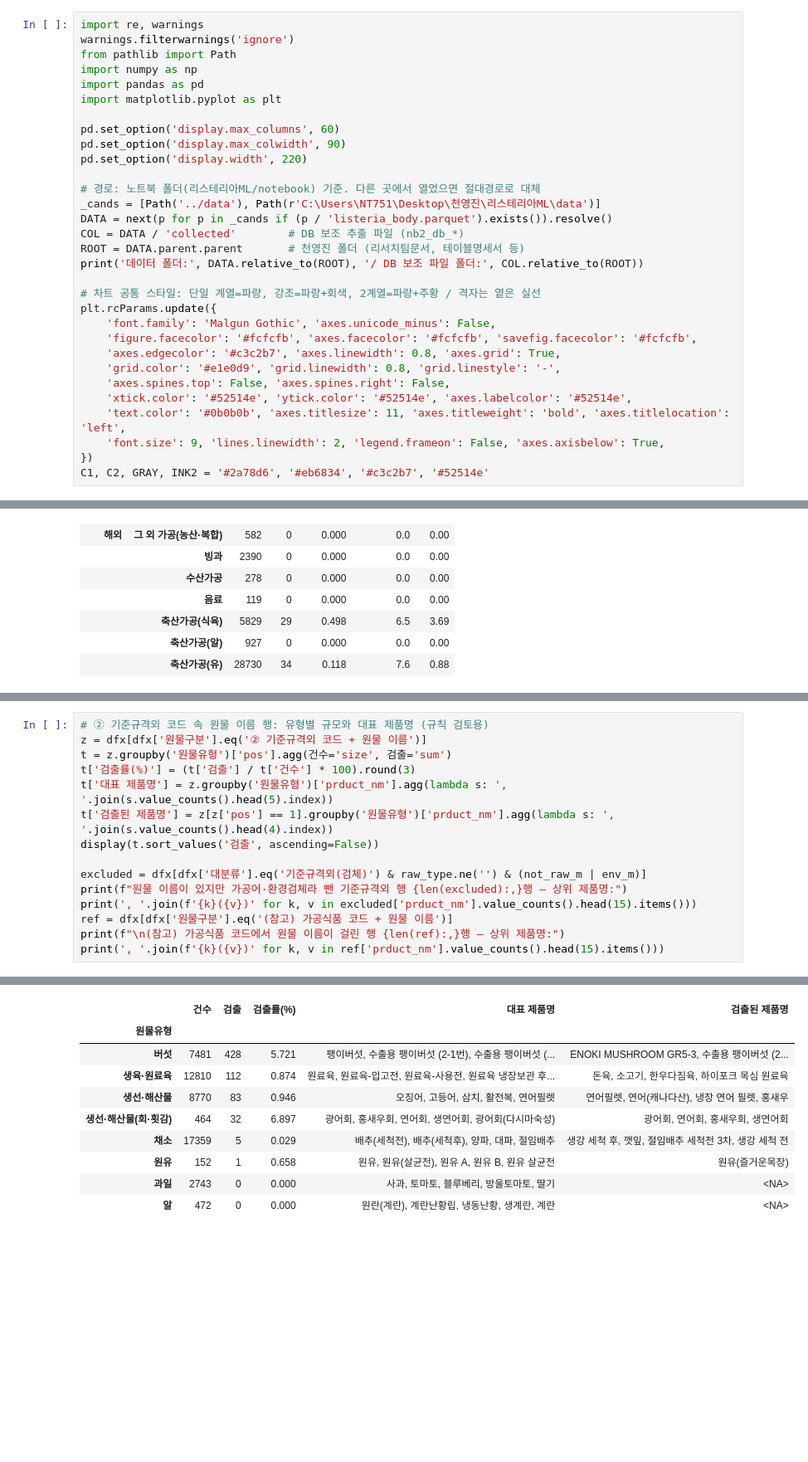
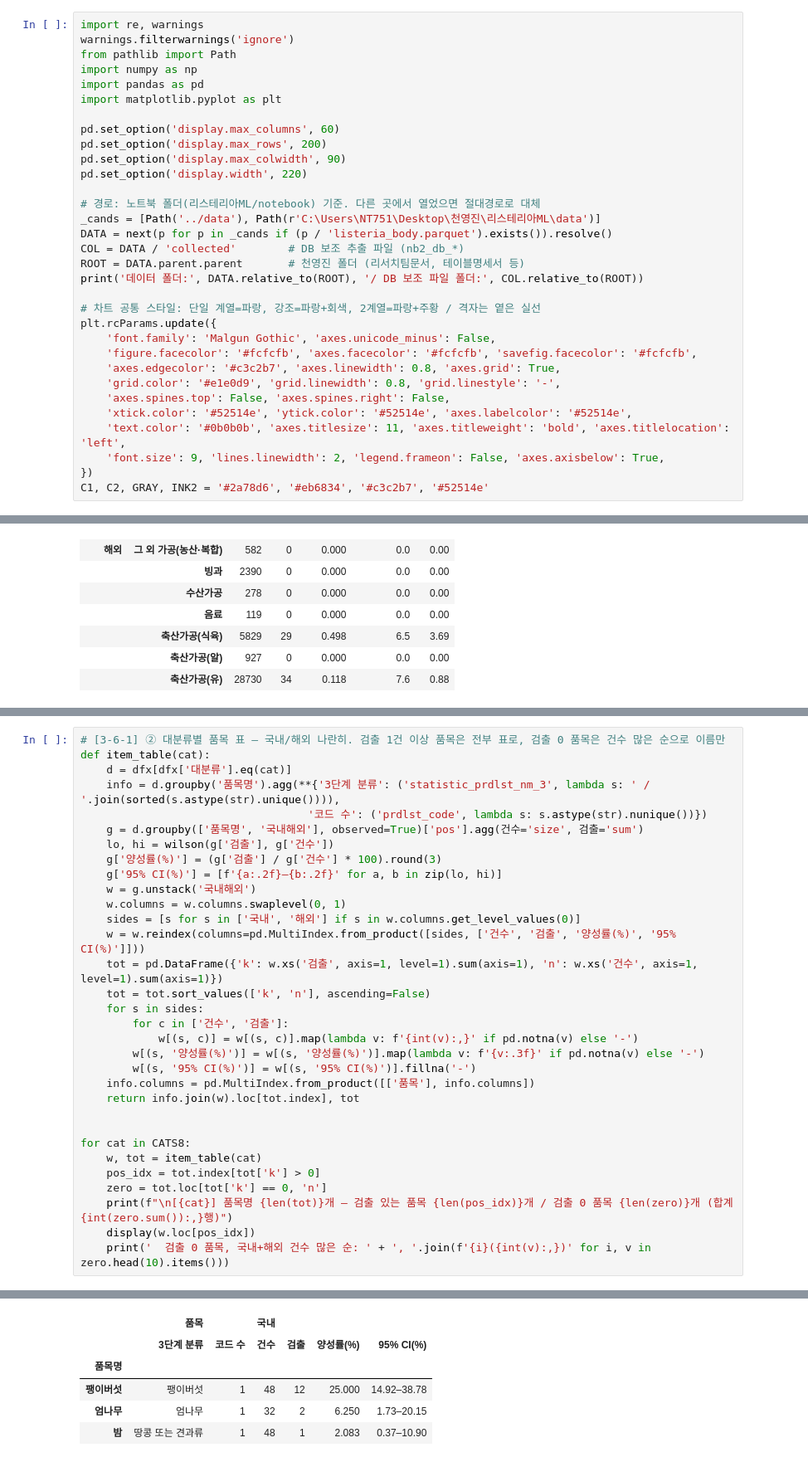
Before and after one commit to cjsdudwls1/listeria2026, a Jupyter notebook: 리스테리아ML/notebook/2.ipynb, the cells around one changed output, grey strips where cells are left out. Shown at 83% size. Drawn from its saved outputs; the diff is of its cells as text; blank space fills up the shorter version.

```diff
--- a/리스테리아ML/notebook/2.ipynb
+++ b/리스테리아ML/notebook/2.ipynb
@@ -115,6 +115,7 @@ import pandas as pd
 import matplotlib.pyplot as plt
 
 pd.set_option('display.max_columns', 60)
+pd.set_option('display.max_rows', 200)
 pd.set_option('display.max_colwidth', 90)
 pd.set_option('display.width', 220)
 
@@ -1422,16 +1432,33 @@ cell.unstack('국내해외').reindex(['① 원물 코드(A·B)', '② 기준규
 # %%
-# ② 기준규격외 코드 속 원물 이름 행: 유형별 규모와 대표 제품명 (규칙 검토용)
-z = dfx[dfx['원물구분'].eq('② 기준규격외 코드 + 원물 이름')]
-t = z.groupby('원물유형')['pos'].agg(건수='size', 검출='sum')
-t['검출률(%)'] = (t['검출'] / t['건수'] * 100).round(3)
-t['대표 제품명'] = z.groupby('원물유형')['prduct_nm'].agg(lambda s: ', '.join(s.value_counts().head(5).index))
-t['검출된 제품명'] = z[z['pos'] == 1].groupby('원물유형')['prduct_nm'].agg(lambda s: ', '.join(s.value_counts().head(4).index))
-display(t.sort_values('검출', ascending=False))
+# [3-6-1] ② 대분류별 품목 표 — 국내/해외 나란히. 검출 1건 이상 품목은 전부 표로, 검출 0 품목은 건수 많은 순으로 이름만
+def item_table(cat):
+    d = dfx[dfx['대분류'].eq(cat)]
+    info = d.groupby('품목명').agg(**{'3단계 분류': ('statistic_prdlst_nm_3', lambda s: ' / '.join(sorted(s.astype(str).unique()))),
+                                   '코드 수': ('prdlst_code', lambda s: s.astype(str).nunique())})
+    g = d.groupby(['품목명', '국내해외'], observed=True)['pos'].agg(건수='size', 검출='sum')
+    lo, hi = wilson(g['검출'], g['건수'])
+    g['양성률(%)'] = (g['검출'] / g['건수'] * 100).round(3)
+    g['95% CI(%)'] = [f'{a:.2f}–{b:.2f}' for a, b in zip(lo, hi)]
+    w = g.unstack('국내해외')
+    w.columns = w.columns.swaplevel(0, 1)
+    sides = [s for s in ['국내', '해외'] if s in w.columns.get_level_values(0)]
+    w = w.reindex(columns=pd.MultiIndex.from_product([sides, ['건수', '검출', '양성률(%)', '95% CI(%)']]))
+    tot = pd.DataFrame({'k': w.xs('검출', axis=1, level=1).sum(axis=1), 'n': w.xs('건수', axis=1, level=1).sum(axis=1)})
+    tot = tot.sort_values(['k', 'n'], ascending=False)
+    for s in sides:
+        for c in ['건수', '검출']:
+            w[(s, c)] = w[(s, c)].map(lambda v: f'{int(v):,}' if pd.notna(v) else '-')
+        w[(s, '양성률(%)')] = w[(s, '양성률(%)')].map(lambda v: f'{v:.3f}' if pd.notna(v) else '-')
+        w[(s, '95% CI(%)')] = w[(s, '95% CI(%)')].fillna('-')
+    info.columns = pd.MultiIndex.from_product([['품목'], info.columns])
+    return info.join(w).loc[tot.index], tot
 
-excluded = dfx[dfx['대분류'].eq('기준규격외(검체)') & raw_type.ne('') & (not_raw_m | env_m)]
-print(f"원물 이름이 있지만 가공어·환경검체라 뺀 기준규격외 행 {len(excluded):,}행 — 상위 제품명:")
-print(', '.join(f'{k}({v})' for k, v in excluded['prduct_nm'].value_counts().head(15).items()))
-ref = dfx[dfx['원물구분'].eq('(참고) 가공식품 코드 + 원물 이름')]
-print(f"\n(참고) 가공식품 코드에서 원물 이름이 걸린 행 {len(ref):,}행 — 상위 제품명:")
-print(', '.join(f'{k}({v})' for k, v in ref['prduct_nm'].value_counts().head(15).items()))
+
+for cat in CATS8:
+    w, tot = item_table(cat)
+    pos_idx = tot.index[tot['k'] > 0]
+    zero = tot.loc[tot['k'] == 0, 'n']
+    print(f"\n[{cat}] 품목명 {len(tot)}개 — 검출 있는 품목 {len(pos_idx)}개 / 검출 0 품목 {len(zero)}개 (합계 {int(zero.sum()):,}행)")
+    display(w.loc[pos_idx])
+    print('  검출 0 품목, 국내+해외 건수 많은 순: ' + ', '.join(f'{i}({int(v):,})' for i, v in zero.head(10).items()))
 # %% [output]
@@ -1438,10 +1466,6 @@ print(', '.join(f'{k}({v})' for k, v in ref['prduct_nm'].value_counts().head(15)
-|  | 건수 | 검출 | 검출률(%) | 대표 제품명 | 검출된 제품명 |
-| 원물유형 |  |  |  |  |  |
-| 버섯 | 7481 | 428 | 5.721 | 팽이버섯, 수출용 팽이버섯 (2-1번), 수출용 팽이버섯 (... | ENOKI MUSHROOM GR5-3, 수출용 팽이버섯 (2... |
-| 생육·원료육 | 12810 | 112 | 0.874 | 원료육, 원료육-입고전, 원료육-사용전, 원료육 냉장보관 후... | 돈육, 소고기, 한우다짐육, 하이포크 목심 원료육 |
-| 생선·해산물 | 8770 | 83 | 0.946 | 오징어, 고등어, 삼치, 활전복, 연어필렛 | 연어필렛, 연어(캐나다산), 냉장 연어 필렛, 홍새우 |
-| 생선·해산물(회·횟감) | 464 | 32 | 6.897 | 광어회, 홍새우회, 연어회, 생연어회, 광어회(다시마숙성) | 광어회, 연어회, 홍새우회, 생연어회 |
-| 채소 | 17359 | 5 | 0.029 | 배추(세척전), 배추(세척후), 양파, 대파, 절임배추 | 생강 세척 후, 깻잎, 절임배추 세척전 3차, 생강 세척 전 |
-| 원유 | 152 | 1 | 0.658 | 원유, 원유(살균전), 원유 A, 원유 B, 원유 살균전 | 원유(즐거운목장) |
-| 과일 | 2743 | 0 | 0.000 | 사과, 토마토, 블루베리, 방울토마토, 딸기 | <NA> |
-| 알 | 472 | 0 | 0.000 | 원란(계란), 계란난황립, 냉동난황, 생계란, 계란 | <NA> |
+|  | 품목 |  | 국내 |  |  |  |
+|  | 3단계 분류 | 코드 수 | 건수 | 검출 | 양성률(%) | 95% CI(%) |
+| 품목명 |  |  |  |  |  |  |
+| 팽이버섯 | 팽이버섯 | 1 | 48 | 12 | 25.000 | 14.92–38.78 |
+| 엄나무 | 엄나무 | 1 | 32 | 2 | 6.250 | 1.73–20.15 |
+| 밤 | 땅콩 또는 견과류 | 1 | 48 | 1 | 2.083 | 0.37–10.90 |
```
Also changed, not shown: parts of 109 cells of this notebook.
